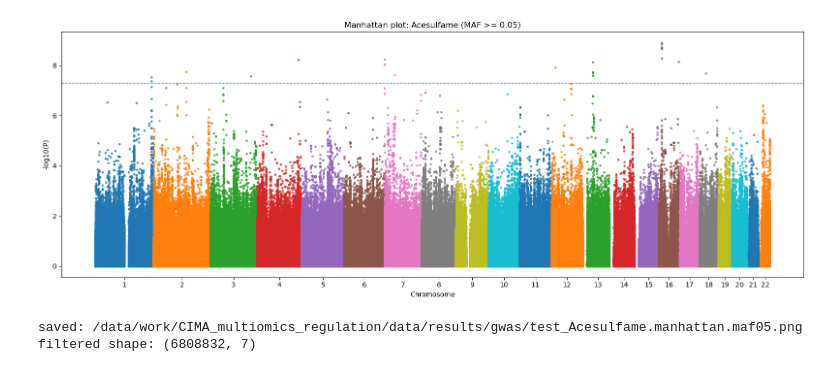
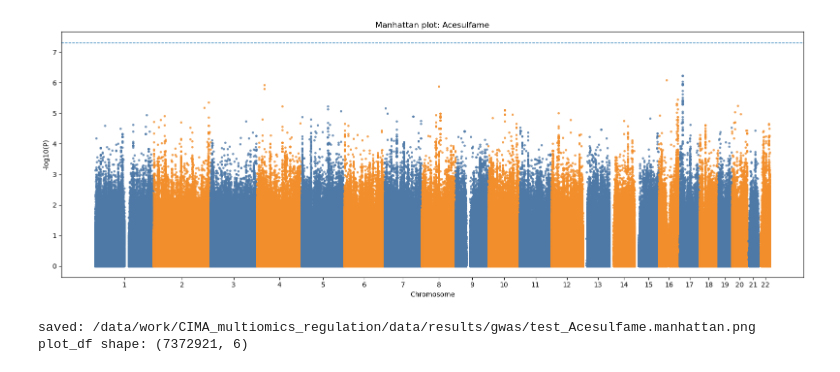
Before and after one commit to Hebin-zhang/CIMA_multiomics_regulation, a Jupyter notebook: notebooks/02_analysis/04_gwas_test.ipynb, the cells around one changed output. Cells and saved outputs as stored; diff of their text form; code cells hidden in the pictures.

```diff
--- a/notebooks/02_analysis/04_gwas_test.ipynb
+++ b/notebooks/02_analysis/04_gwas_test.ipynb
@@ -120,19 +127,0 @@ ADD rows: 7405576
-# %%
-%%bash
-f=/data/work/CIMA_multiomics_regulation/data/results/gwas/test_Acesulfame.Acesulfame.glm.linear
-
-ls -lh "$f"
-wc -l "$f"
-head -n 5 "$f"
-
-python - <<'PY'
-import pandas as pd
-
-f = "/data/work/CIMA_multiomics_regulation/data/results/gwas/test_Acesulfame.Acesulfame.glm.linear"
-df = pd.read_csv(f, sep="\t")
-
-print("shape:", df.shape)
-print("columns:", df.columns.tolist())
-print("\nTEST counts:")
-print(df["TEST"].value_counts(dropna=False))
-PY
@@ -167,76 +140,68 @@ import pandas as pd
 import numpy as np
 import matplotlib.pyplot as plt
 
-RESULT_FILE = PROJECT_ROOT / "data/results/gwas/test_Acesulfame.Acesulfame.glm.linear.add"
-OUT_PNG = PROJECT_ROOT / "data/results/gwas/test_Acesulfame.manhattan.maf05.png"
+RESULT_FILE = ADD_FILE
+OUT_PNG = OUT_DIR / f"test_{PHENO_NAME}.manhattan.png"
+
+# 读取实际分析 SNP 列表
+snplist = set(pd.read_csv(SNPLIST_FILE, header=None)[0])
 
 # 只读必要列
 plot_df = pd.read_csv(
     RESULT_FILE,
     sep="\t",
-    usecols=["#CHROM", "POS", "P", "A1_FREQ"]
+    usecols=["#CHROM", "POS", "ID", "P"]
 )
+
+# 只保留 plink 实际分析 SNP
+plot_df = plot_df[plot_df["ID"].isin(snplist)].copy()
 
 # 类型转换
 plot_df["P"] = pd.to_numeric(plot_df["P"], errors="coerce")
 plot_df["POS"] = pd.to_numeric(plot_df["POS"], errors="coerce")
-plot_df["A1_FREQ"] = pd.to_numeric(plot_df["A1_FREQ"], errors="coerce")
 
 # 染色体整理
 plot_df["#CHROM"] = plot_df["#CHROM"].astype(str).str.replace("^chr", "", regex=True)
 plot_df = plot_df[plot_df["#CHROM"].isin([str(i) for i in range(1, 23)] + ["X"])]
-
 plot_df["#CHROM"] = plot_df["#CHROM"].replace({"X": "23"}).astype(int)
 
 # 基本过滤
-plot_df = plot_df.dropna(subset=["#CHROM", "POS", "P", "A1_FREQ"])
-plot_df = plot_df[(plot_df["P"] > 0) & (plot_df["P"] <= 1)]
-
-# 真正按 MAF 过滤
-plot_df["MAF"] = np.minimum(plot_df["A1_FREQ"], 1 - plot_df["A1_FREQ"])
-plot_df = plot_df[plot_df["MAF"] >= 0.05]
+plot_df = plot_df.dropna(subset=["#CHROM", "POS", "P"])
+plot_df = plot_df[(plot_df["P"] > 0) & (plot_df["P"] <= 1)].copy()
 
 # 计算 -log10(P)
 plot_df["minus_log10_p"] = -np.log10(plot_df["P"])
 
 # 排序
 plot_df = plot_df.sort_values(["#CHROM", "POS"]).reset_index(drop=True)
 
 # 计算 cumulative BP
 chr_max = plot_df.groupby("#CHROM", sort=True)["POS"].max()
 chr_offset = chr_max.cumsum().shift(fill_value=0).to_dict()
-
 plot_df["BP_cum"] = plot_df["POS"] + plot_df["#CHROM"].map(chr_offset)
 
 # 每条染色体中心位置
-chr_center = (
-    plot_df.groupby("#CHROM", sort=True)["BP_cum"]
-    .agg(["min", "max"])
-)
+chr_center = plot_df.groupby("#CHROM", sort=True)["BP_cum"].agg(["min", "max"])
 chr_center["center"] = (chr_center["min"] + chr_center["max"]) / 2
 
 # 画图
 plt.figure(figsize=(16, 6))
-
-for chrom, sub in plot_df.groupby("#CHROM", sort=True):
-    plt.scatter(sub["BP_cum"], sub["minus_log10_p"], s=6, alpha=0.7)
+colors = ["#4E79A7", "#F28E2B"]
+for i, (chrom, sub) in enumerate(plot_df.groupby("#CHROM", sort=True)):
+    plt.scatter(sub["BP_cum"], sub["minus_log10_p"], s=6, alpha=0.7, color=colors[i % 2])
 
 plt.axhline(-np.log10(5e-8), linestyle="--", linewidth=1)
-
-plt.xticks(
-    chr_center["center"],
-    [str(c) if c != 23 else "X" for c in chr_center.index]
-)
+plt.xticks(chr_center["center"], [str(c) if c != 23 else "X" for c in chr_center.index])
 plt.xlabel("Chromosome")
 plt.ylabel("-log10(P)")
-plt.title("Manhattan plot: Acesulfame (MAF >= 0.05)")
+plt.title(f"Manhattan plot: {PHENO_NAME}")
 plt.tight_layout()
 plt.savefig(OUT_PNG, dpi=150, bbox_inches="tight")
 plt.show()
 
 print("saved:", OUT_PNG)
-print("filtered shape:", plot_df.shape)
+print("plot_df shape:", plot_df.shape)
 # %% [output]
-[figure, old version]
+[figure, new version]
-saved: /data/work/CIMA_multiomics_regulation/data/results/gwas/test_Acesulfame.manhattan.maf05.png
-filtered shape: (6808832, 7)
+saved: /data/work/CIMA_multiomics_regulation/data/results/gwas/test_Acesulfame.manhattan.png
+plot_df shape: (7372921, 6)
```
Also changed, not shown: parts of 5 cells of this notebook, 14 other files.
